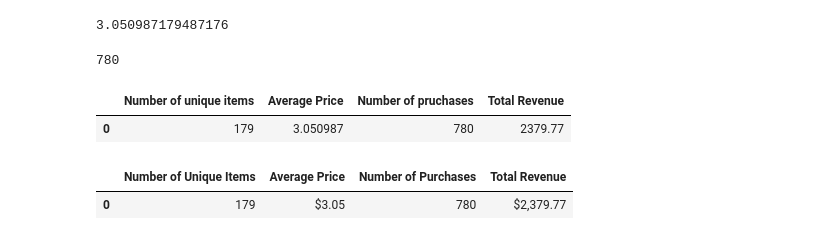
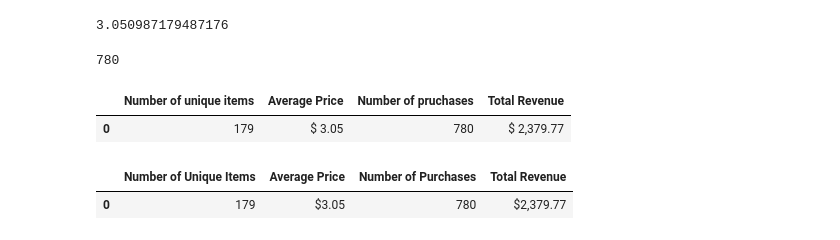
Before and after one commit to serch3128/Pandas-homework, a Jupyter notebook: HeroesOfPymoli/HeroesOfPymoli_starter.ipynb, the cells around one changed output. Drawn from its saved outputs; the diff is of its cells as text; code cells hidden in the pictures.

```diff
--- a/HeroesOfPymoli/HeroesOfPymoli_starter.ipynb
+++ b/HeroesOfPymoli/HeroesOfPymoli_starter.ipynb
@@ -91,16 +91,17 @@ Total_revenue=purchase_data["Price"].sum()
 # %%
 #Build the summary table
 summary_table=pd.DataFrame({
     "Number of unique items":[unique_items],
     "Average Price":[Average_price],
     "Number of pruchases":[Purchase_number],
     "Total Revenue": [Total_revenue]
 })
-
+#Apply format
+summary_table=summary_table.style.format({"Average Price" : "${:20,.2f}","Total Revenue":"${:20,.2f}"})
 summary_table
 # %% [output]
 |  | Number of unique items | Average Price | Number of pruchases | Total Revenue |
-| 0 | 179 | 3.050987 | 780 | 2379.77 |
+| 0 | 179 | $ 3.05 | 780 | $ 2,379.77 |
 # %%
 # %% [output]
 |  | Number of Unique Items | Average Price | Number of Purchases | Total Revenue |
```
Also changed, not shown: parts of 9 cells of this notebook.
